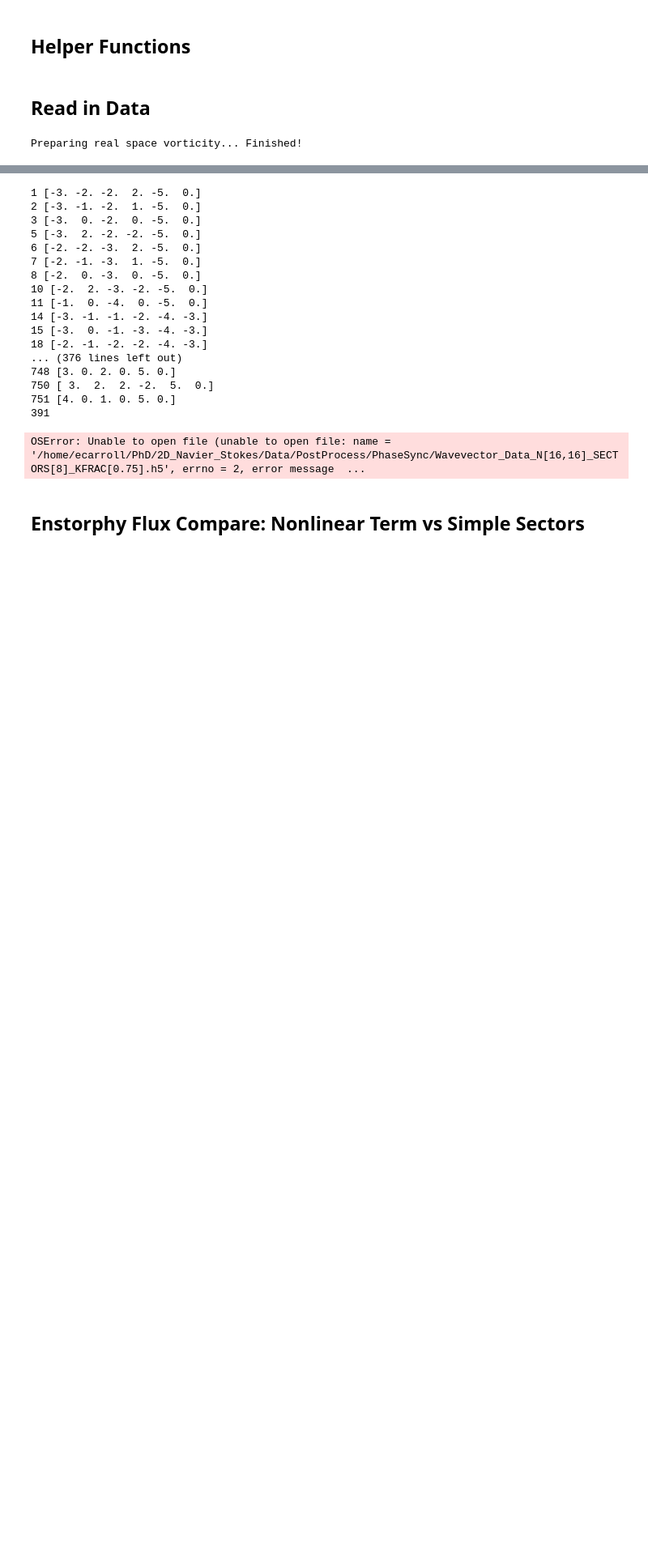
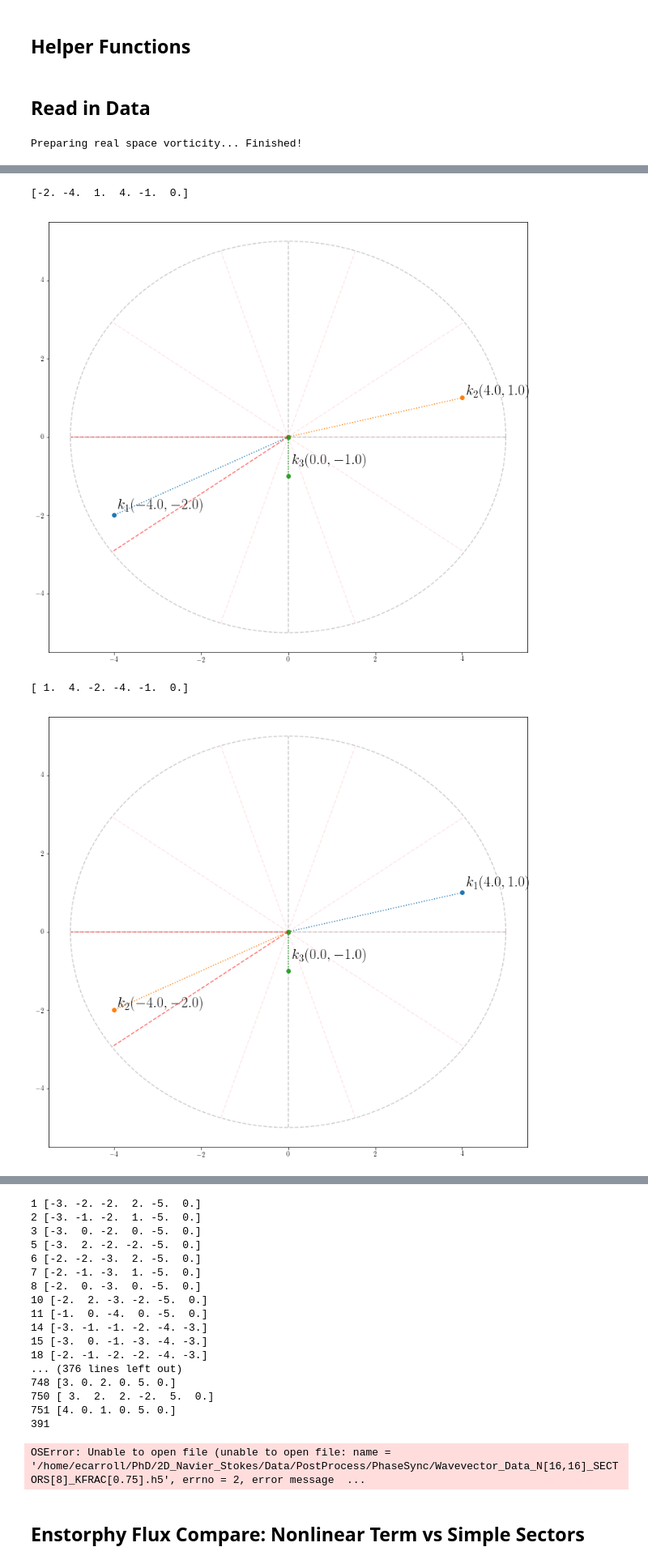
Before and after one commit to EndCar808/2D-Navier-Stokes, a Jupyter notebook: Plotting/CompareFluxes.ipynb, the cells around one changed output, grey strips where cells are left out. Shown at 81% size. Cells and saved outputs as stored; diff of their text form; code cells hidden in the pictures; blank space fills up the shorter version.

```diff
--- a/Plotting/CompareFluxes.ipynb
+++ b/Plotting/CompareFluxes.ipynb
@@ -70,0 +203,75 @@ Preparing real space vorticity... Finished!
+# %%
+n_theta   = post_data.num_sect
+dtheta    = 2.0 * np.pi / n_theta
+theta     = np.arange(-np.pi, np.pi + dtheta, dtheta)
+mid_theta = (theta[1:] + theta[:-1]) * 0.5
+theta     = mid_theta[:]
+Nx = sys_vars.Nx
+Ny = sys_vars.Ny
+kx = np.arange(-Nx//2 + 1, Nx//2 + 1, 1)
+ky = np.arange(-Ny//2 + 1, Nx//2 + 1, 1)
+kmax = Nx//3
+kmax_sqr = kmax**2
+C_frac = 0.75
+kmax_C = int(np.ceil(C_frac * kmax))
+kmax_C_sqr = kmax_C ** 2
+R = kmax
+angle = np.linspace(0.0, 2.0 * np.pi, 256)
+x = R * np.cos(angle)
+y = R * np.sin(angle)
+
+K1_X         = 0
+K1_Y         = 1
+K2_X         = 2
+K2_Y         = 3
+K3_X         = 4
+K3_Y         = 5
+K1_SQR       = 6
+K2_SQR       = 7
+K3_SQR       = 8
+K1_ANGLE     = 9
+K2_ANGLE     = 10
+K3_ANGLE     = 11
+K1_ANGLE_NEG = 12
+K2_ANGLE_NEG = 13
+K3_ANGLE_NEG = 14
+FLUX_TERM    = 15
+
+dsec = sec_i
+
+for k_vec in wv_i_terms[:, :]:
+
+    print(k_vec)
+
+    plt.figure(figsize = (13, 12))
+    plt.plot(x, y, 'k--', alpha = 0.2)
+    plt.plot([0, 0], [-R, R], 'k--', alpha = 0.2)
+    plt.plot([R, -R], [0, 0], 'k--', alpha = 0.2)
+    for aa in range(post_data.num_sect):
+        ## Plot sectors
+        plt.plot([0, R*np.cos(theta[aa] - dtheta/2)], [0, R*np.sin(theta[aa] - dtheta/2)], 'r--', alpha = 0.05)
+        plt.plot([0, R*np.cos(theta[aa] + dtheta/2)], [0, R*np.sin(theta[aa] + dtheta/2)], 'r--', alpha = 0.05)
+
+    ## Print missing
+#     p1, = plt.plot([0, -k_vec[K1_Y]], [0, -k_vec[K1_X]], '.-', alpha = 1)
+#     p2, = plt.plot([0, -k_vec[K2_Y]], [0, -k_vec[K2_X]], '.-', alpha = 1)
+#     p3, = plt.plot([0, -k_vec[K3_Y]], [0, -k_vec[K3_X]], '.-', alpha = 1)
+#     plt.text(x = -k_vec[K1_Y] + 0.1, y = -k_vec[K1_X] + 0.1, s = "$k_1 ({}, {})$".format(-k_vec[K1_Y], -k_vec[K1_X]), fontsize = 22)
+#     plt.text(x = -k_vec[K2_Y] + 0.1, y = -k_vec[K2_X] + 0.01, s = "$k_2 ({}, {})$".format(-k_vec[K2_Y], -k_vec[K2_X]), fontsize = 22)
+#     plt.text(x = -k_vec[K3_Y] + 0.1, y = -k_vec[K3_X] + 0.25, s = "$k_3 ({}, {})$".format(-k_vec[K3_Y], -k_vec[K3_X]), fontsize = 22)
+    p1, = plt.plot([0, k_vec[K1_Y]], [0, k_vec[K1_X]], ':', alpha = 1, c = p1.get_color(), marker = 'o')
+    p2, = plt.plot([0, k_vec[K2_Y]], [0, k_vec[K2_X]], ':', alpha = 1, c = p2.get_color(), marker = 'o')
+    p3, = plt.plot([0, k_vec[K3_Y]], [0, k_vec[K3_X]], ':', alpha = 1, c = p3.get_color(), marker = 'o')
+    plt.text(x = k_vec[K1_Y] + 0.1, y = k_vec[K1_X] + 0.1, s = "$k_1 ({}, {})$".format(k_vec[K1_Y], k_vec[K1_X]), fontsize = 22)
+    plt.text(x = k_vec[K2_Y] + 0.1, y = k_vec[K2_X] + 0.01, s = "$k_2 ({}, {})$".format(k_vec[K2_Y], k_vec[K2_X]), fontsize = 22)
+    plt.text(x = k_vec[K3_Y] + 0.1, y = k_vec[K3_X] + 0.25, s = "$k_3 ({}, {})$".format(k_vec[K3_Y], k_vec[K3_X]), fontsize = 22)
+
+    plt.plot([0, R*np.cos(theta[dsec] - dtheta/2)], [0, R*np.sin(theta[dsec] - dtheta/2)], '--', alpha = 0.5, color = "r")
+    plt.plot([0, R*np.cos(theta[dsec] + dtheta/2)], [0, R*np.sin(theta[dsec] + dtheta/2)], '--', alpha = 0.5, color = "r")
+
+    plt.show()
+# %% [output]
+[-2. -4.  1.  4. -1.  0.]
+[figure, added]
+[ 1.  4. -2. -4. -1.  0.]
+[figure, added]
```
Also changed, not shown: parts of 14 cells of this notebook, 7 other files.
